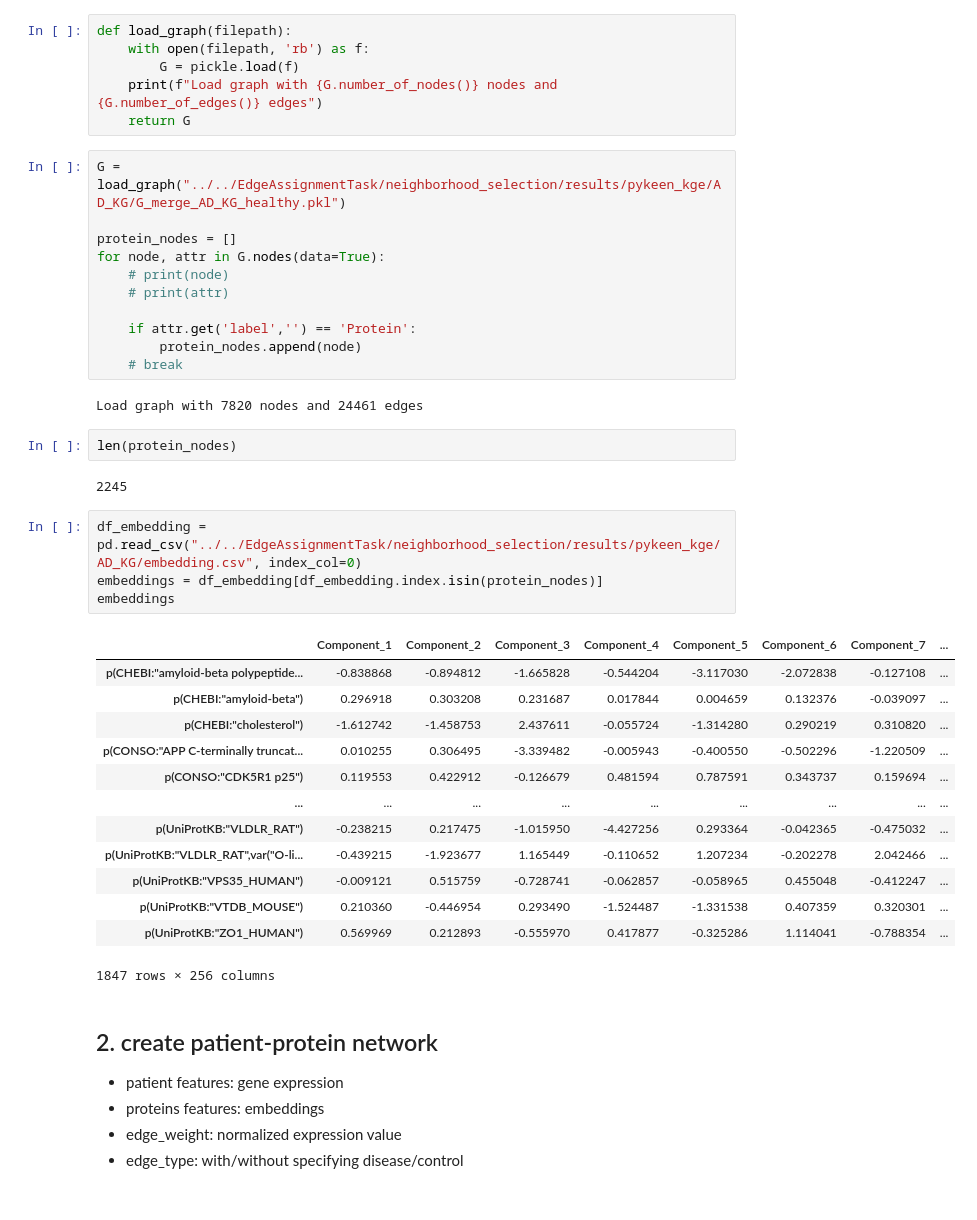
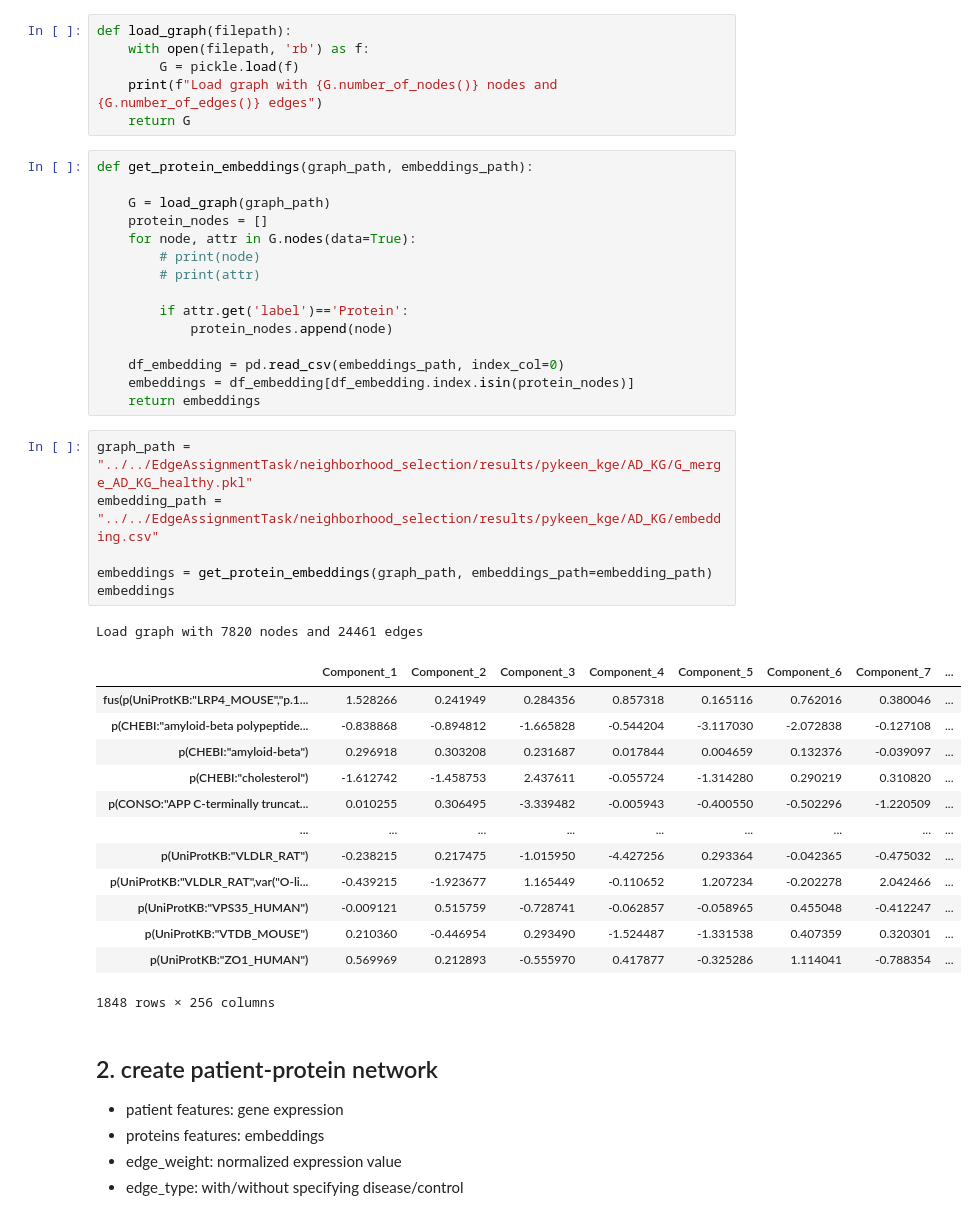
Before and after one commit to Xiaoxuan-Yu-ty/HybridKG, a Jupyter notebook: EdgeAssignmentTask/neighborhood_selection/test.ipynb, the cells around one changed output. Drawn from its saved outputs; the diff is of its cells as text.

Commit message:
prepare neighbor selection data

```diff
--- a/EdgeAssignmentTask/neighborhood_selection/test.ipynb
+++ b/EdgeAssignmentTask/neighborhood_selection/test.ipynb
@@ -12,40 +15,41 @@ def load_graph(filepath):
     print(f"Load graph with {G.number_of_nodes()} nodes and {G.number_of_edges()} edges")
     return G
 # %%
-G = load_graph("../../EdgeAssignmentTask/neighborhood_selection/results/pykeen_kge/AD_KG/G_merge_AD_KG_healthy.pkl")
+def get_protein_embeddings(graph_path, embeddings_path):
 
-protein_nodes = []
-for node, attr in G.nodes(data=True):
-    # print(node)
-    # print(attr)
+    G = load_graph(graph_path)
+    protein_nodes = []
+    for node, attr in G.nodes(data=True):
+        # print(node)
+        # print(attr)
 
-    if attr.get('label','') == 'Protein':
-        protein_nodes.append(node)
-    # break
+        if attr.get('label')=='Protein':
+            protein_nodes.append(node)
+
+    df_embedding = pd.read_csv(embeddings_path, index_col=0)
+    embeddings = df_embedding[df_embedding.index.isin(protein_nodes)]
+    return embeddings
-# %% [output]
-Load graph with 7820 nodes and 24461 edges
-# %%
-len(protein_nodes)
-# %% [output]
-2245
 # %%
-df_embedding = pd.read_csv("../../EdgeAssignmentTask/neighborhood_selection/results/pykeen_kge/AD_KG/embedding.csv", index_col=0)
-embeddings = df_embedding[df_embedding.index.isin(protein_nodes)]
+graph_path = "../../EdgeAssignmentTask/neighborhood_selection/results/pykeen_kge/AD_KG/G_merge_AD_KG_healthy.pkl"
+embedding_path = "../../EdgeAssignmentTask/neighborhood_selection/results/pykeen_kge/AD_KG/embedding.csv"
+
+embeddings = get_protein_embeddings(graph_path, embeddings_path=embedding_path)
 embeddings
 # %% [output]
+Load graph with 7820 nodes and 24461 edges
 |  | Component_1 | Component_2 | Component_3 | Component_4 | Component_5 | Component_6 | Component_7 | ... |
+| fus(p(UniProtKB:"LRP4_MOUSE","p.1... | 1.528266 | 0.241949 | 0.284356 | 0.857318 | 0.165116 | 0.762016 | 0.380046 | ... |
 | p(CHEBI:"amyloid-beta polypeptide... | -0.838868 | -0.894812 | -1.665828 | -0.544204 | -3.117030 | -2.072838 | -0.127108 | ... |
 | p(CHEBI:"amyloid-beta") | 0.296918 | 0.303208 | 0.231687 | 0.017844 | 0.004659 | 0.132376 | -0.039097 | ... |
 | p(CHEBI:"cholesterol") | -1.612742 | -1.458753 | 2.437611 | -0.055724 | -1.314280 | 0.290219 | 0.310820 | ... |
 | p(CONSO:"APP C-terminally truncat... | 0.010255 | 0.306495 | -3.339482 | -0.005943 | -0.400550 | -0.502296 | -1.220509 | ... |
-| p(CONSO:"CDK5R1 p25") | 0.119553 | 0.422912 | -0.126679 | 0.481594 | 0.787591 | 0.343737 | 0.159694 | ... |
 | ... | ... | ... | ... | ... | ... | ... | ... | ... |
 | p(UniProtKB:"VLDLR_RAT") | -0.238215 | 0.217475 | -1.015950 | -4.427256 | 0.293364 | -0.042365 | -0.475032 | ... |
 | p(UniProtKB:"VLDLR_RAT",var("O-li... | -0.439215 | -1.923677 | 1.165449 | -0.110652 | 1.207234 | -0.202278 | 2.042466 | ... |
 | p(UniProtKB:"VPS35_HUMAN") | -0.009121 | 0.515759 | -0.728741 | -0.062857 | -0.058965 | 0.455048 | -0.412247 | ... |
 | p(UniProtKB:"VTDB_MOUSE") | 0.210360 | -0.446954 | 0.293490 | -1.524487 | -1.331538 | 0.407359 | 0.320301 | ... |
 | p(UniProtKB:"ZO1_HUMAN") | 0.569969 | 0.212893 | -0.555970 | 0.417877 | -0.325286 | 1.114041 | -0.788354 | ... |
-1847 rows × 256 columns
+1848 rows × 256 columns
 # %% [markdown]
 ## 2. create patient-protein network
 + patient features: gene expression
```
Also changed, not shown: parts of 16 cells of this notebook, 3 other files.
